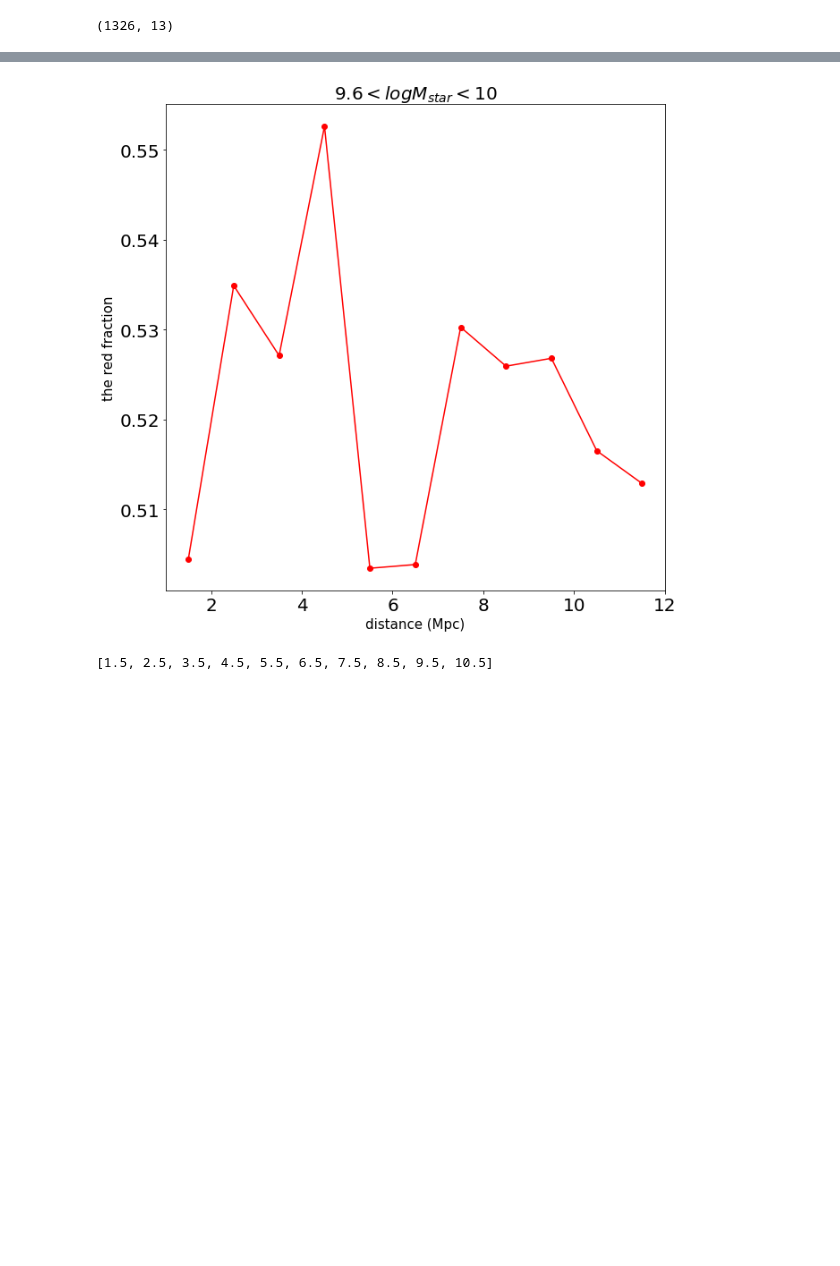
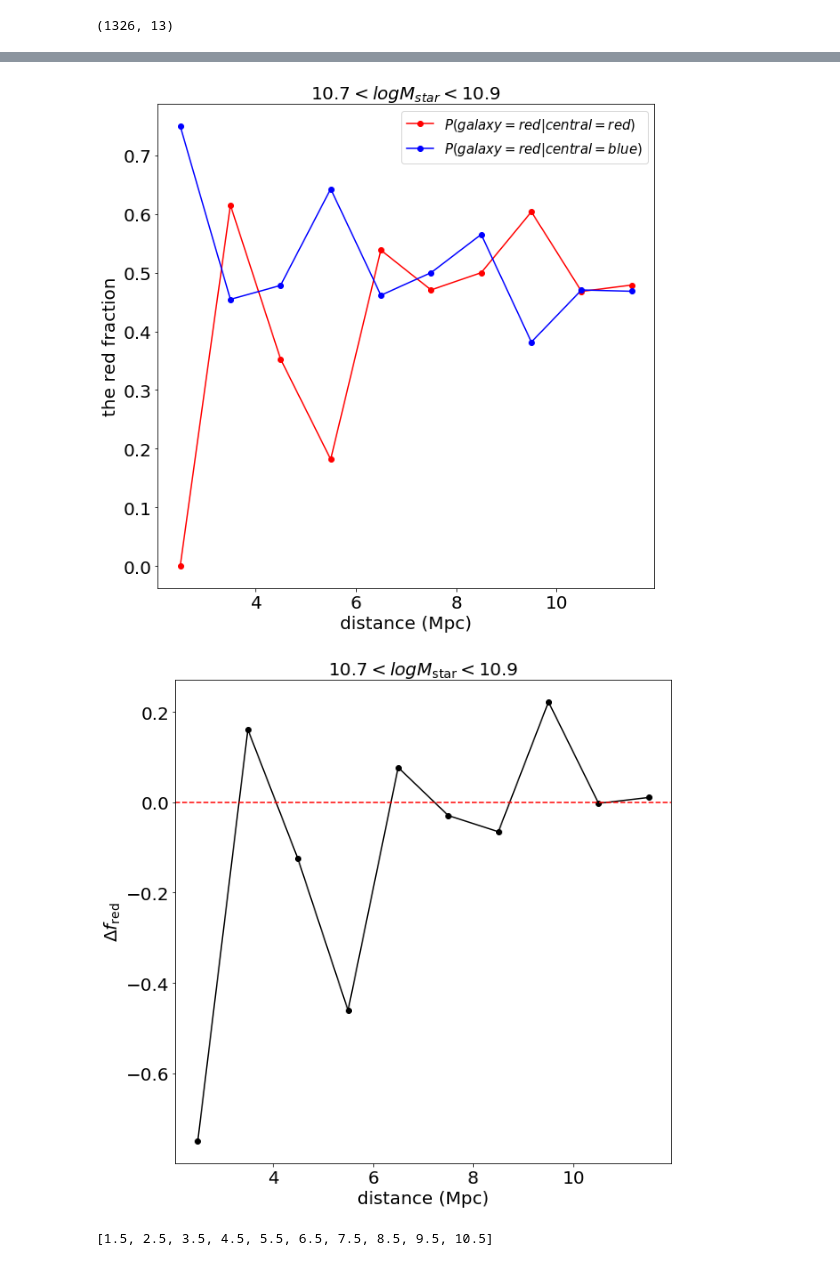
Before and after one commit to tugbabztp/Test, a Jupyter notebook: code/redfractıon.ipynb, the cells around one changed output, grey strips where cells are left out. Saved outputs shown, nothing was run; the diff lists cells and outputs as text; code cells hidden in the pictures; blank space fills up the shorter version.

```diff
--- a/code/redfractıon.ipynb
+++ b/code/redfractıon.ipynb
@@ -133,7 +132,7 @@ def filterer(logmmin, logmmax):
 
     return tot,red, blue
 # %%
-tot , red , blue = filterer(10,10.5)
+tot , red , blue = central_filterer(10,10.5)
 # %%
 red.shape
 # %% [output]
@@ -226,18 +223,22 @@ def func2(logmin,logmmax, galaxy_type1, galaxy_type2):
     if galaxy_type1 == 'tot':
         FAKE_DATA1 = tot[:,4:7]
 
-    tot, red, blue = filterer(logmin, logmmax)
+    tot, red, blue = central_filterer(logmin, logmmax)
 
 
     if galaxy_type2 == 'red':
         FAKE_DATA2 = red[:,4:7]
-    if galaxy_type2 == 'blue':
+    if galaxy_type2 == 'blue':   #sns.distplot(array[:,10], norm_hist=False,kde=False)
         FAKE_DATA2 = blue[:,4:7]
     if galaxy_type2 == 'tot':
         FAKE_DATA2 = tot[:,4:7]
 
-    listnew = []
-    lister = [1,2,3,4,5,6,8,9,10,11,12]
+    list_average = []
+    list_std = []
+
+    lister = [2,3,4,5,6,8,9,10,11,12]
     for i in lister:
-        listnew.append(func(i,i+1,FAKE_DATA1,FAKE_DATA2))
-    return listnew
+        average , std = func(i,i+1,FAKE_DATA1,FAKE_DATA2)
+        list_average.append(average)
+        list_std.append(std)
+    return np.array(list_average), np.array(list_std)
@@ -281,31 +245,51 @@ plt.savefig("figure1.pdf")
 # %%
-logmmin = 9.6
-logmmax = 10
+logmmin = 10.7
+logmmax = 10.9
 
 
-tot_red_9p6_10 = func2(logmmin,logmmax,'red','tot')
-red_red_9p6_10 = func2(logmmin,logmmax,'red','red')
-tot_blue_9p6_10 = func2(logmmin,logmmax,'blue','tot')
-blue_blue_9p6_10 = func2(logmmin,logmmax,'blue','red')
-fred_9p6_fraction = np.array(red_red_9p6_10)  / np.array(tot_red_9p6_10)
-fblue_9p6fraction = np.array(blue_blue_9p6_10)  / np.array(tot_blue_9p6_10)
+tot_red , tot_red_err = func2(logmmin,logmmax,'red','tot')
+red_red , red_red_err = func2(logmmin,logmmax,'red','red')
+tot_blue, tot_blue_err = func2(logmmin,logmmax,'blue','tot')
+red_blue, red_blue_err = func2(logmmin,logmmax,'blue','red')
+
+fred_red = np.array(red_red)*1.  / np.array(tot_red) #equation 1 of paper
+fred_blue = np.array(red_blue)  / np.array(tot_blue) #equatıon 2 of paper
+
+var_fred_red = (red_red_err**2/red_red**2 + tot_red_err**2/tot_red**2)*(red_red/tot_red)**2.
+fred_red_err = var_fred_red**.5
 
 plt.figure(figsize=(10,10))
 
-#x = [2,4,6,8,10,12,14]
-x = [1.5 +i for i in range(11)]
-y1 = fred_9p6_fraction
-y2 = fblue_9p6fraction
-plt.plot(x,y1, marker = "o", color ="r")
-#plt.plot(x,y2, marker = "o", color ="b")
+x = [2.5 +i for i in range(10)]
+y1 = fred_red
+y2 = fred_blue
+
+#plt.plot(x,red_red)
+#plt.plot(x,tot_red)
+plt.plot(x,fred_red, marker = "o", color ="r" , label = '$P(galaxy = red | central = red )$')
+plt.plot(x,y2, marker = "o", color ="b" , label= '$P(galaxy = red | central = blue )$')
 plt.title(str(logmmin)+'$<logM_{star}<$'+str(logmmax), fontsize=20)
 plt.xticks(fontsize=20)
 plt.yticks(fontsize=20)
-plt.ylabel("the red fraction",fontsize=15)
-plt.xlabel("distance (Mpc)",fontsize=15)
-plt.savefig("figure2.pdf")
+plt.ylabel("the red fraction",fontsize=20)
+plt.xlabel("distance (Mpc)",fontsize=20)
+plt.legend(fontsize = 15)
+plt.savefig('fred'+str(logmmax)+'.pdf')
+plt.show()
+plt.close()
+
+plt.figure(figsize=(10,10))
+plt.plot(x,y1-y2, marker = "o", color ="k")
+plt.axhline(0, linestyle='dashed', color = "r") #ıkıncı grafıktekı zerodaki uzun çizgiyi çizmemize yardımcı oluyor.
+plt.title(str(logmmin)+r'$<logM_{\rm star}<$'+str(logmmax), fontsize=20)
+plt.xticks(fontsize=20)
+plt.yticks(fontsize=20)
+plt.ylabel(r'$\Delta f_{\rm red}$',fontsize=20)
+plt.xlabel("distance (Mpc)",fontsize=20)
+plt.savefig('dfred'+str(logmmax)+'.pdf')
 # %% [output]
-[figure, old version]
+[figure, new version]
+[figure, added]
 # %%
  [1.5 +i for i in range(10)]
 # %% [output]
```
Also changed, not shown: parts of 7 cells of this notebook.
